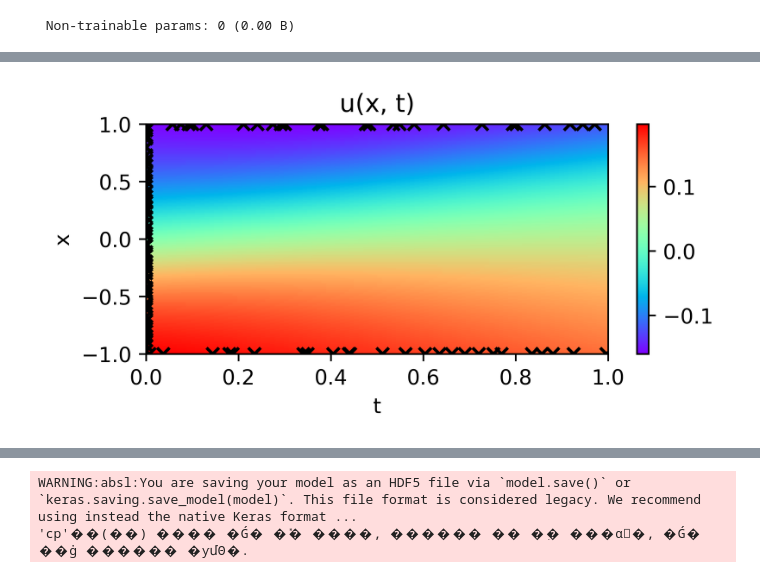
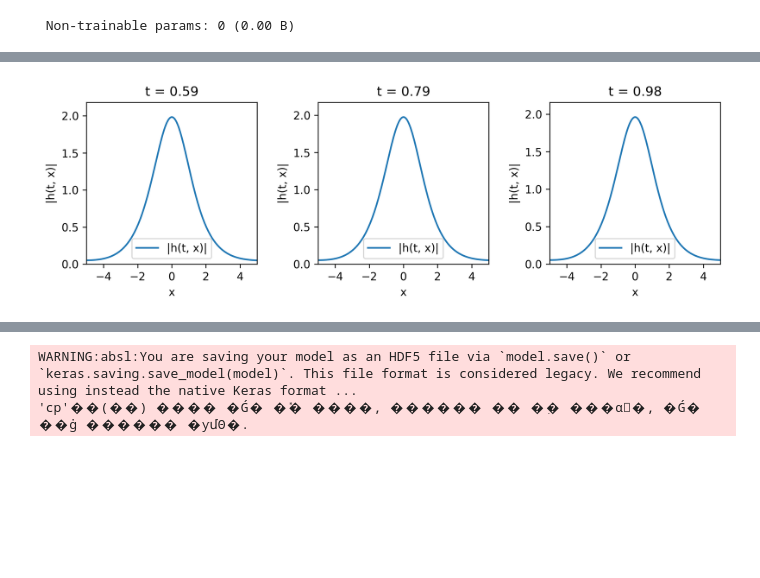
Before and after one commit to pxxxxq/DLstudy, a Jupyter notebook: jin024144/Practice/PINN/변형/srdger_PINN.ipynb, the cells around one changed output, grey strips where cells are left out. Cells and saved outputs as stored; diff of their text form; code cells hidden in the pictures; blank space fills up the shorter version.

```diff
--- a/jin024144/Practice/PINN/변형/srdger_PINN.ipynb
+++ b/jin024144/Practice/PINN/변형/srdger_PINN.ipynb
@@ -254,26 +268,28 @@ Text(0.5, 0, 'epoch')
-# %%
-### plot
-# another code is also available for ploting
-n, m = 100, 200
-X = np.linspace(-1, +1, m)
-T = np.linspace(0, 1, n)
-X0, T0 = np.meshgrid(X, T)
-X = X0.reshape([n*m, 1])
-T = T0.reshape([n*m, 1])
-X = tf.convert_to_tensor(X)
-T = tf.convert_to_tensor(T)
-X.shape, T.shape
-plt.figure(figsize=(5, 2), dpi=600)
-S = u(T, X)
-S = S.numpy().reshape(n, m)
-plt.pcolormesh(T0, X0, S, cmap=cm.rainbow)
-plt.colorbar()
-plt.xlim(0., +1)
-plt.ylim(-1, +1)
-plt.title("u(x, t)")
-plt.ylabel("x")
-plt.xlabel("t")
-plt.scatter(t_d, x_d, marker="x", c="k")
-plt.show()
-# %% [output]
-[figure, removed]
+# %%
+x = np.expand_dims(np.linspace(-5, +5, 200), axis=1)  # x 범위: -5에서 5까지
+
+plt.figure(figsize=(9, 3), dpi=300)
+
+# 정의된 t 값
+time_points = [0.59, 0.79, 0.98]
+
+for i, time_point in enumerate(time_points, start=1):
+    t = np.ones_like(x) * time_point  # t 값 생성
+    u_values = u(t, x).numpy()       # u(t, x) 계산
+    v_values = v(t, x).numpy()       # v(t, x) 계산
+    h_abs = np.sqrt(u_values**2 + v_values**2)  # |h(t, x)| 계산
+
+    plt.subplot(1, 3, i)
+    plt.title(f"t = {time_point}")
+    plt.plot(x, h_abs, label="|h(t, x)|")
+    plt.ylabel(f"|h(t, x)|")
+    plt.xlabel(f"x")
+    plt.xlim(-5, +5)  # x 범위를 -5에서 5로 설정
+    plt.ylim(0, max(h_abs) * 1.1)  # y 축은 데이터 값보다 약간 크게 설정
+    plt.legend()
+
+plt.tight_layout()
+plt.savefig("h-vs-x.png")
+plt.show()
+# %% [output]
+[figure, added]
```
Also changed, not shown: parts of 3 cells of this notebook, 7 other files.
